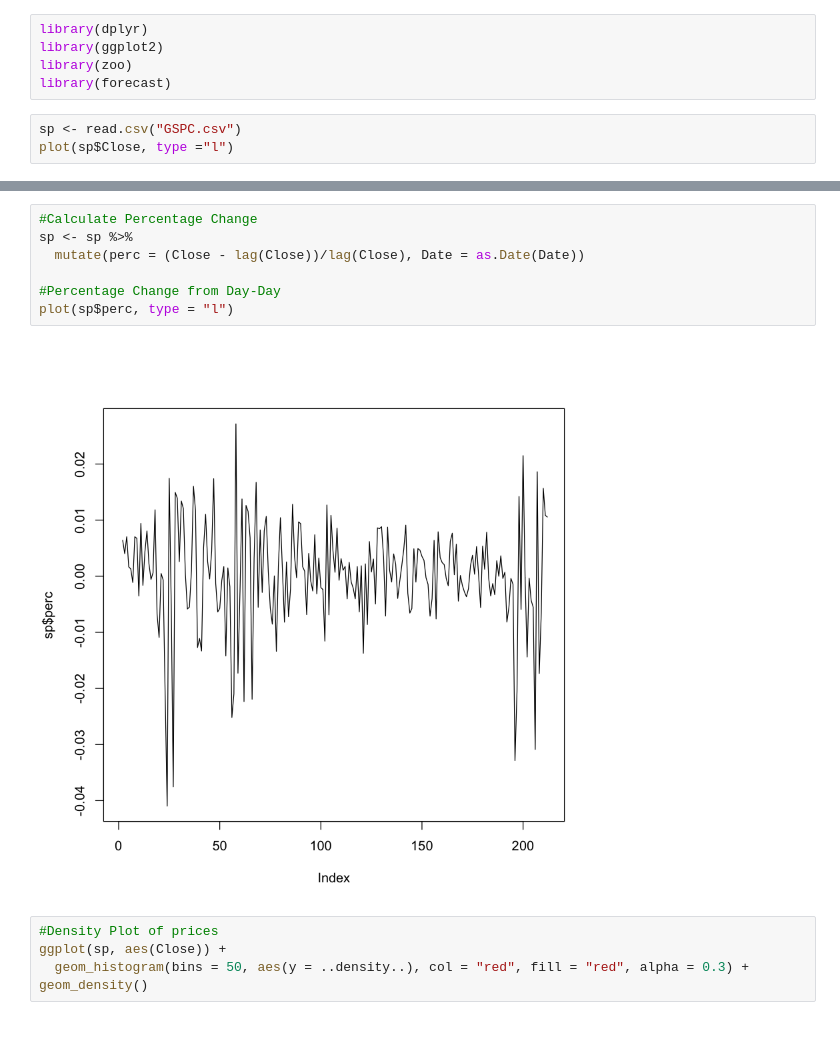
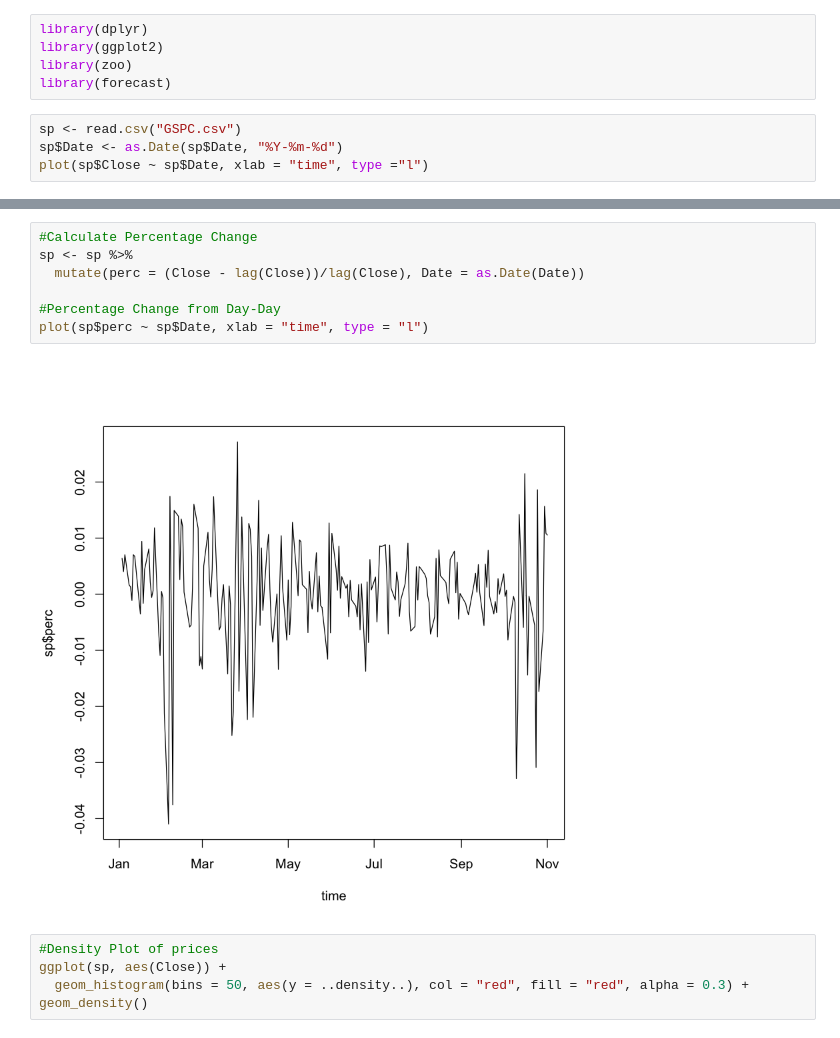
Before and after one commit to TImeSeriesSP/Time_Series, a Jupyter notebook: Exploratory_Analysis.ipynb, the cells around one changed output, grey strips where cells are left out. Drawn from its saved outputs; the diff is of its cells as text.

```diff
--- a/Exploratory_Analysis.ipynb
+++ b/Exploratory_Analysis.ipynb
@@ -5,5 +5,6 @@ library(zoo)
 library(forecast)
 # %%
 sp <- read.csv("GSPC.csv")
-plot(sp$Close, type ="l")
+sp$Date <- as.Date(sp$Date, "%Y-%m-%d")
+plot(sp$Close ~ sp$Date, xlab = "time", type ="l")
 # %% [output]
@@ -11,12 +12,12 @@ plot(sp$Close, type ="l")
 # %%
 #Calculate Percentage Change
 sp <- sp %>%
   mutate(perc = (Close - lag(Close))/lag(Close), Date = as.Date(Date))
 
 #Percentage Change from Day-Day
-plot(sp$perc, type = "l")
+plot(sp$perc ~ sp$Date, xlab = "time", type = "l")
 # %% [output]
-[figure, old version]
+[figure, new version]
 # %%
 #Density Plot of prices
 ggplot(sp, aes(Close)) +
```
Also changed, not shown: parts of 1 cell of this notebook.
